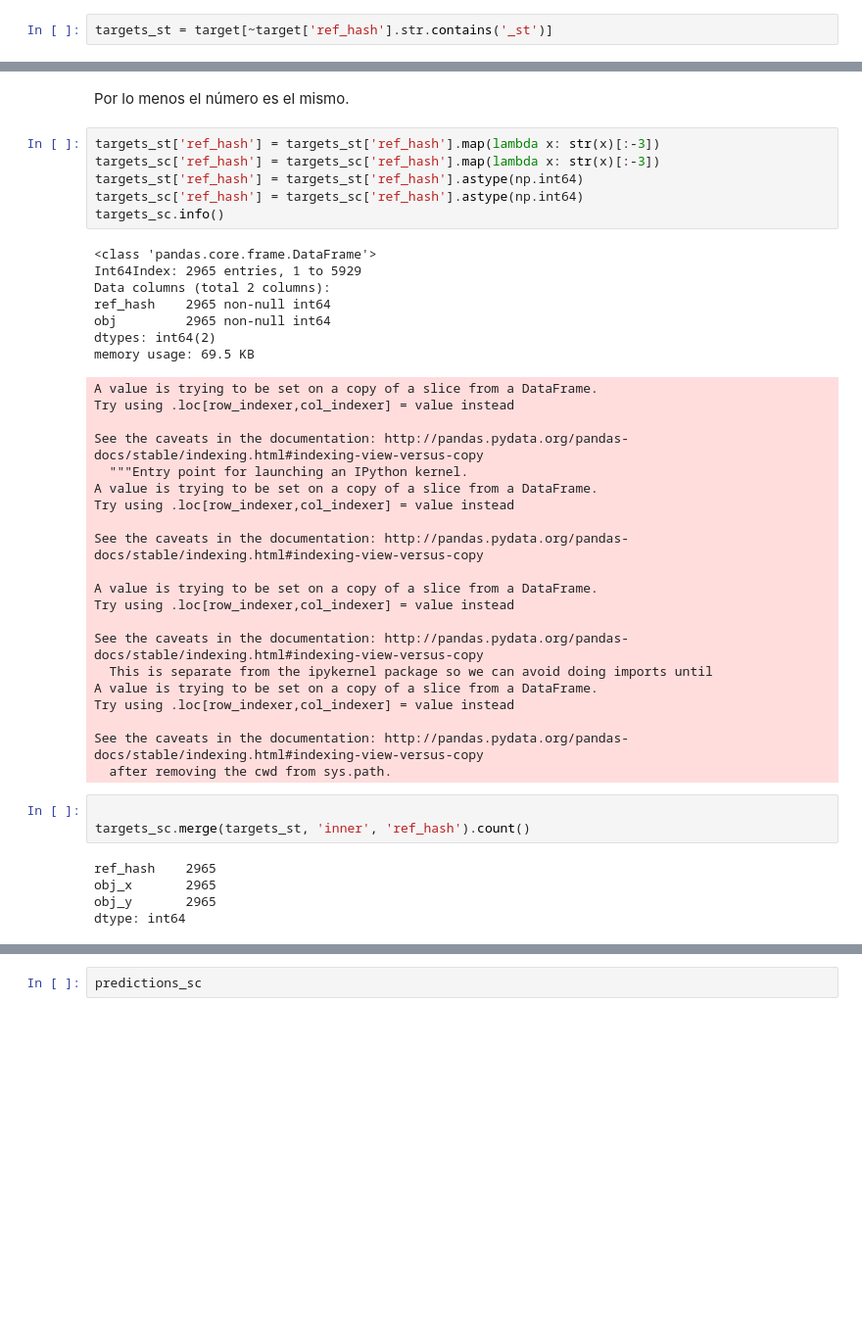
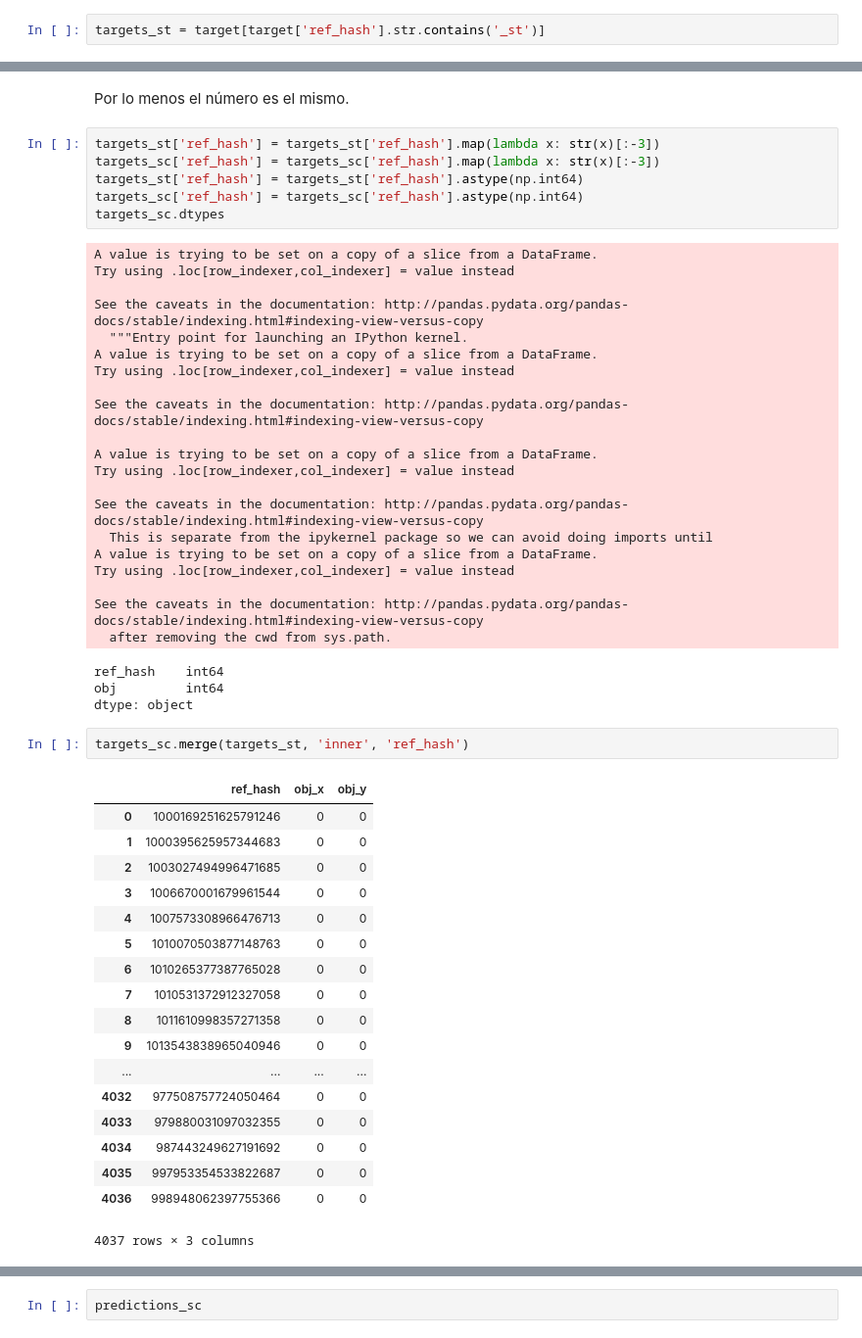
Before and after one commit to shizus/7506-1c2019, a Jupyter notebook: tp2/scripts/installsListoPaTraining.ipynb, the cells around one changed output, grey strips where cells are left out. Shown at 98% size. Cells and saved outputs as stored; diff of their text form; blank space fills up the shorter version.

Commit message:
falta llenar los nulls

```diff
--- a/tp2/scripts/installsListoPaTraining.ipynb
+++ b/tp2/scripts/installsListoPaTraining.ipynb
@@ -270,4 +328,4 @@ targets_sc = target[~target['ref_hash'].str.contains('_sc')]
 # %%
-targets_st = target[~target['ref_hash'].str.contains('_st')]
+targets_st = target[target['ref_hash'].str.contains('_st')]
 # %% [markdown]
 Quiero ver si todos los ref_hash están correctamente repetidos.
@@ -290,40 +348,49 @@ targets_st['ref_hash'] = targets_st['ref_hash'].map(lambda x: str(x)[:-3])
 targets_sc['ref_hash'] = targets_sc['ref_hash'].map(lambda x: str(x)[:-3])
 targets_st['ref_hash'] = targets_st['ref_hash'].astype(np.int64)
 targets_sc['ref_hash'] = targets_sc['ref_hash'].astype(np.int64)
-targets_sc.info()
+targets_sc.dtypes
 # %% [output]
-<class 'pandas.core.frame.DataFrame'>
-Int64Index: 2965 entries, 1 to 5929
-Data columns (total 2 columns):
-ref_hash    2965 non-null int64
-obj         2965 non-null int64
-dtypes: int64(2)
-memory usage: 69.5 KB
+A value is trying to be set on a copy of a slice from a DataFrame.
+Try using .loc[row_indexer,col_indexer] = value instead
+
+See the caveats in the documentation: http://pandas.pydata.org/pandas-docs/stable/indexing.html#indexing-view-versus-copy
+  """Entry point for launching an IPython kernel.
+A value is trying to be set on a copy of a slice from a DataFrame.
+Try using .loc[row_indexer,col_indexer] = value instead
+
+See the caveats in the documentation: http://pandas.pydata.org/pandas-docs/stable/indexing.html#indexing-view-versus-copy
+
+A value is trying to be set on a copy of a slice from a DataFrame.
+Try using .loc[row_indexer,col_indexer] = value instead
+
+See the caveats in the documentation: http://pandas.pydata.org/pandas-docs/stable/indexing.html#indexing-view-versus-copy
+  This is separate from the ipykernel package so we can avoid doing imports until
+A value is trying to be set on a copy of a slice from a DataFrame.
+Try using .loc[row_indexer,col_indexer] = value instead
+
+See the caveats in the documentation: http://pandas.pydata.org/pandas-docs/stable/indexing.html#indexing-view-versus-copy
+  after removing the cwd from sys.path.
-A value is trying to be set on a copy of a slice from a DataFrame.
-Try using .loc[row_indexer,col_indexer] = value instead
-
-See the caveats in the documentation: http://pandas.pydata.org/pandas-docs/stable/indexing.html#indexing-view-versus-copy
-  """Entry point for launching an IPython kernel.
-A value is trying to be set on a copy of a slice from a DataFrame.
-Try using .loc[row_indexer,col_indexer] = value instead
-
-See the caveats in the documentation: http://pandas.pydata.org/pandas-docs/stable/indexing.html#indexing-view-versus-copy
-
-A value is trying to be set on a copy of a slice from a DataFrame.
-Try using .loc[row_indexer,col_indexer] = value instead
-
-See the caveats in the documentation: http://pandas.pydata.org/pandas-docs/stable/indexing.html#indexing-view-versus-copy
-  This is separate from the ipykernel package so we can avoid doing imports until
-A value is trying to be set on a copy of a slice from a DataFrame.
-Try using .loc[row_indexer,col_indexer] = value instead
-
-See the caveats in the documentation: http://pandas.pydata.org/pandas-docs/stable/indexing.html#indexing-view-versus-copy
-  after removing the cwd from sys.path.
+ref_hash    int64
+obj         int64
+dtype: object
 # %%
-
-targets_sc.merge(targets_st, 'inner', 'ref_hash').count()
+targets_sc.merge(targets_st, 'inner', 'ref_hash')
 # %% [output]
+|  | ref_hash | obj_x | obj_y |
+| 0 | 1000169251625791246 | 0 | 0 |
+| 1 | 1000395625957344683 | 0 | 0 |
+| 2 | 1003027494996471685 | 0 | 0 |
+| 3 | 1006670001679961544 | 0 | 0 |
+| 4 | 1007573308966476713 | 0 | 0 |
+| 5 | 1010070503877148763 | 0 | 0 |
+| 6 | 1010265377387765028 | 0 | 0 |
+| 7 | 1010531372912327058 | 0 | 0 |
+| 8 | 1011610998357271358 | 0 | 0 |
+| 9 | 1013543838965040946 | 0 | 0 |
+| ... | ... | ... | ... |
+| 4032 | 977508757724050464 | 0 | 0 |
+| 4033 | 979880031097032355 | 0 | 0 |
+| 4034 | 987443249627191692 | 0 | 0 |
+| 4035 | 997953354533822687 | 0 | 0 |
+| 4036 | 998948062397755366 | 0 | 0 |
-ref_hash    2965
-obj_x       2965
-obj_y       2965
-dtype: int64
+4037 rows × 3 columns
```
Also changed, not shown: parts of 30 cells of this notebook.
